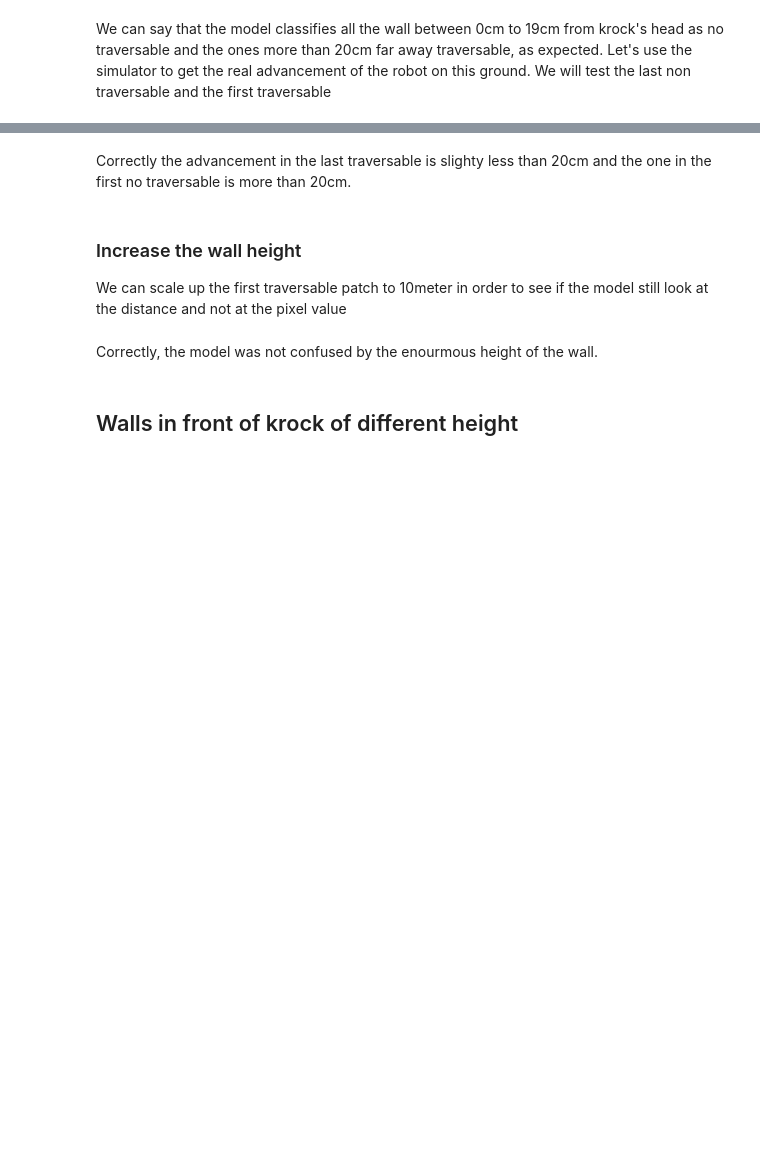
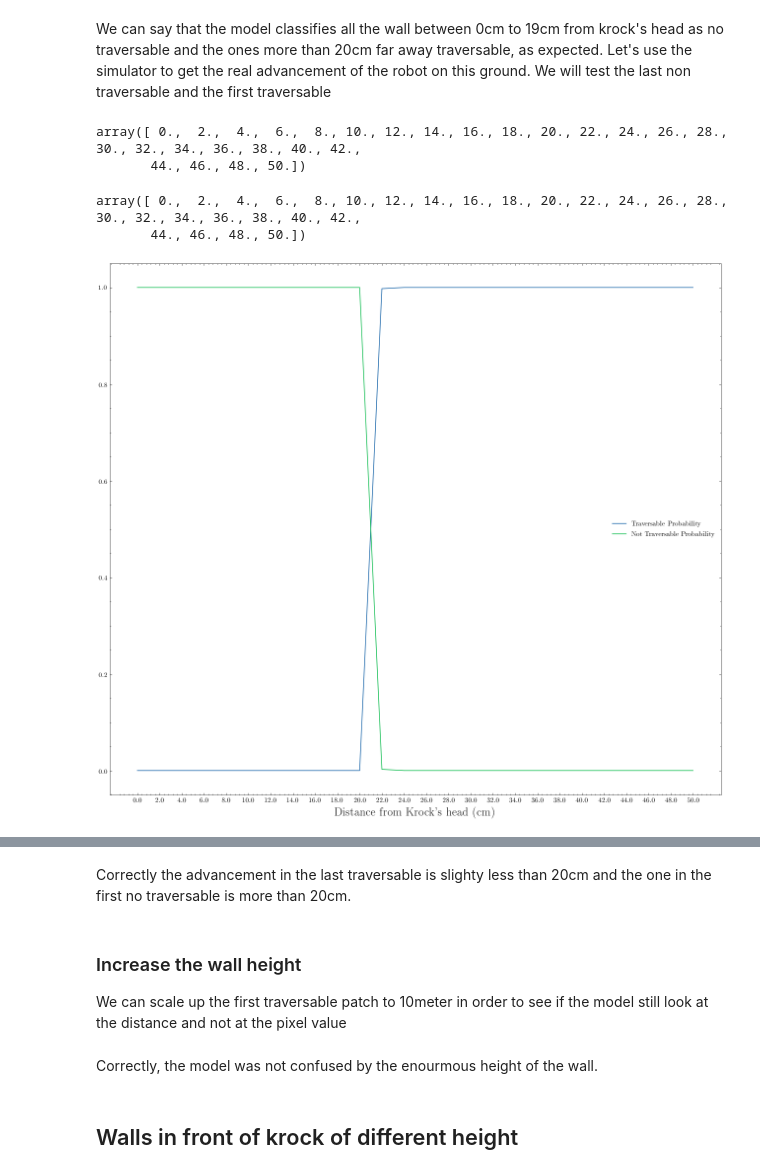
Before and after one commit to FrancescoSaverioZuppichini/Master-Thesis, a Jupyter notebook: core/interpretability-dataset.ipynb, the cells around one changed output, grey strips where cells are left out. Cells and saved outputs as stored; diff of their text form; code cells hidden in the pictures; blank space fills up the shorter version.

```diff
--- a/core/interpretability-dataset.ipynb
+++ b/core/interpretability-dataset.ipynb
@@ -184,4 +206,31 @@ explanation.df
 # %% [markdown]
 We can say that the model classifies all the wall between 0cm to 19cm from krock's head as no traversable and the ones more than 20cm far away traversable, as expected. Let's use the simulator to get the real advancement of the robot on this ground. We will test the last non traversable and the first traversable
+# %%
+explanation.df = explanation.df[::-1]
+explanation.df = explanation.df.reset_index(drop=True)
+distance = explanation.df['distance'].values
+distance
+# %% [output]
+array([ 0.,  2.,  4.,  6.,  8., 10., 12., 14., 16., 18., 20., 22., 24., 26., 28., 30., 32., 34., 36., 38., 40., 42.,
+       44., 46., 48., 50.])
+# %%
+distance
+# %% [output]
+array([ 0.,  2.,  4.,  6.,  8., 10., 12., 14., 16., 18., 20., 22., 24., 26., 28., 30., 32., 34., 36., 38., 40., 42.,
+       44., 46., 48., 50.])
+# %%
+fig = plt.figure()
+plt.plot(explanation.df['out_1'], label='Traversable Probability ')
+plt.plot(explanation.df['out_0'], label='Not Traversable Probability')
+ax = plt.gca()
+
+ax.set_xticks(np.arange(len(distance)))
+ax.set_xticklabels(['{:.1f}'.format(d) for d in distance], rotation=0)
+ax.set_xlabel('Distance from Krock\'s head (cm)',  fontsize=18)
+plt.legend()
+plt.show()
+fig.savefig(out_dir + '/predictions.png')
+# %% [output]
+[figure, added]
 # %%
 answer[15].add_advancement_using_simulator(seconds, time_window)
```
Also changed, not shown: parts of 14 cells of this notebook, 13 other files.
